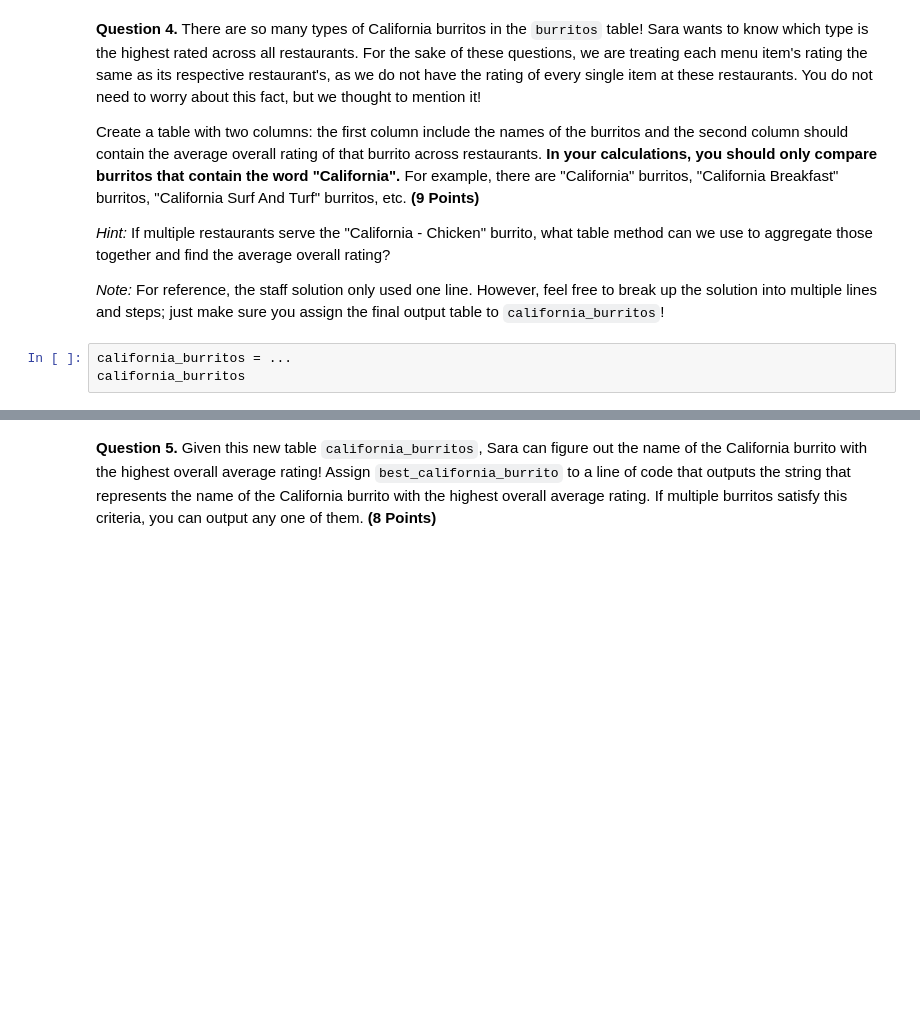
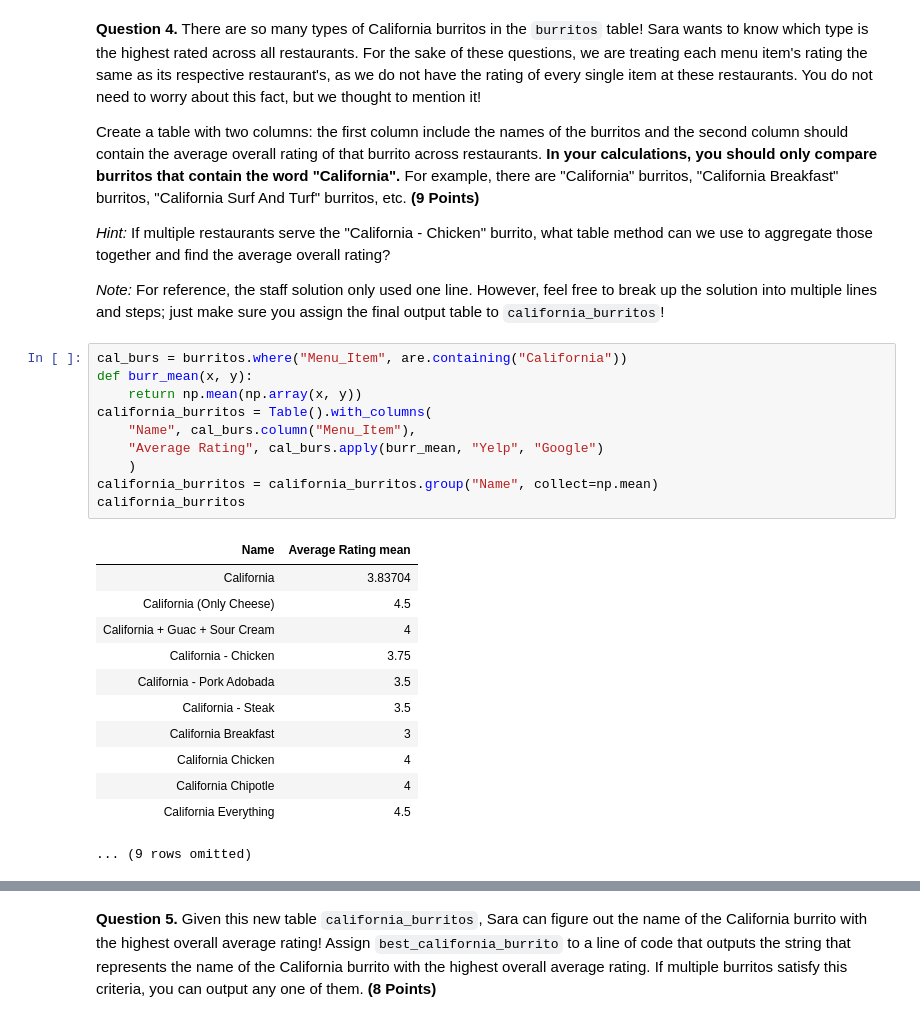
Before and after one commit to lochnes-007/Data8, a Jupyter notebook: homwork/hw04/hw04.ipynb, the cells around one changed output, grey strips where cells are left out. Cells and saved outputs as stored; diff of their text form; blank space fills up the shorter version.

```diff
--- a/homwork/hw04/hw04.ipynb
+++ b/homwork/hw04/hw04.ipynb
@@ -145,7 +161,27 @@ Create a table with two columns: the first column include the names of the burri
 
 *Note:* For reference, the staff solution only used one line. However, feel free to break up the solution into multiple lines and steps; just make sure you assign the final output table to `california_burritos`!
 # %%
-california_burritos = ...
+cal_burs = burritos.where("Menu_Item", are.containing("California"))
+def burr_mean(x, y):
+    return np.mean(np.array(x, y))
+california_burritos = Table().with_columns(
+    "Name", cal_burs.column("Menu_Item"),
+    "Average Rating", cal_burs.apply(burr_mean, "Yelp", "Google")
+    )
+california_burritos = california_burritos.group("Name", collect=np.mean)
 california_burritos
+# %% [output]
+| Name | Average Rating mean |
+| California | 3.83704 |
+| California (Only Cheese) | 4.5 |
+| California + Guac + Sour Cream | 4 |
+| California - Chicken | 3.75 |
+| California - Pork Adobada | 3.5 |
+| California - Steak | 3.5 |
+| California Breakfast | 3 |
+| California Chicken | 4 |
+| California Chipotle | 4 |
+| California Everything | 4.5 |
+... (9 rows omitted)
 # %%
 grader.check("q1_4")
```
Also changed, not shown: parts of 9 cells of this notebook, 1 other file.
